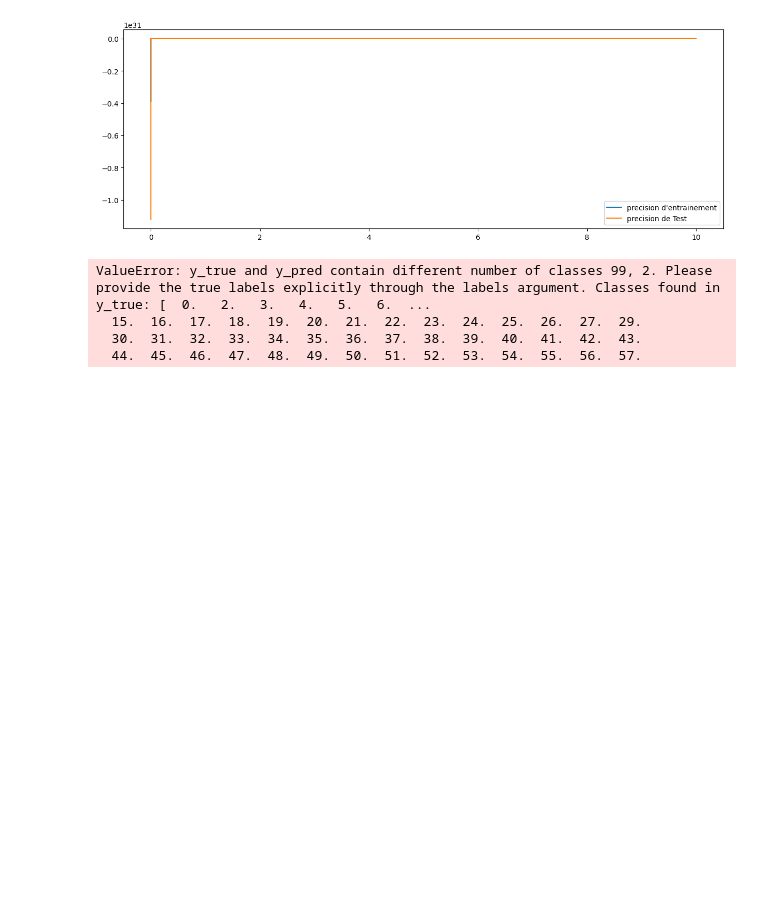
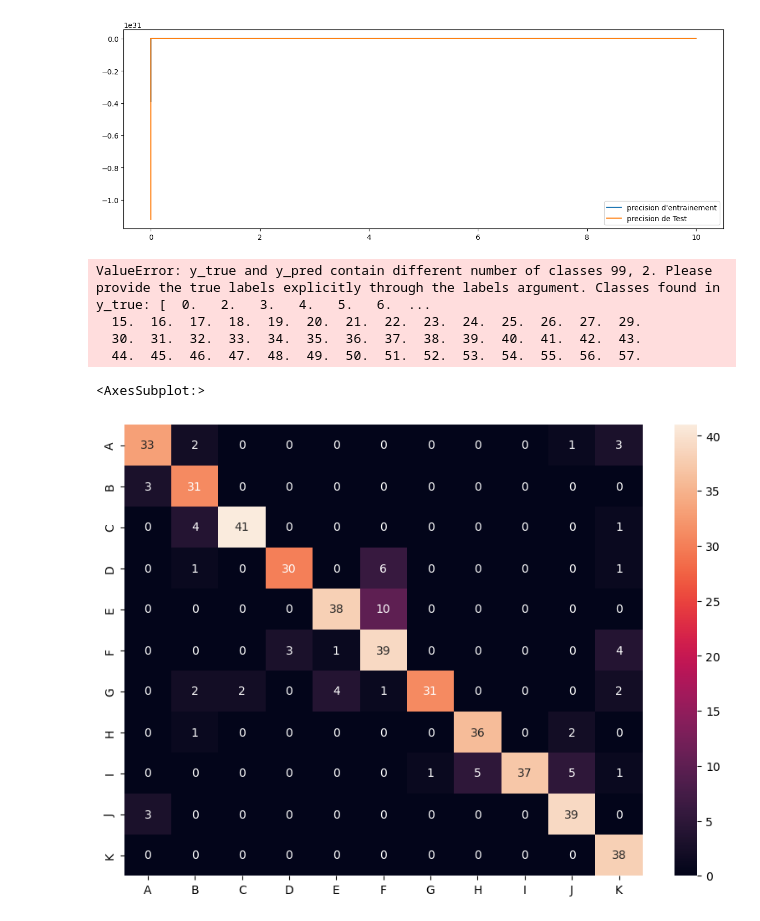
Before and after one commit to DJIGIFA/ODC-ML-DGS, a Jupyter notebook: Untitled.ipynb, the cells around one changed output. Cells and saved outputs as stored; diff of their text form; code cells hidden in the pictures; blank space fills up the shorter version.

```diff
--- a/Untitled.ipynb
+++ b/Untitled.ipynb
@@ -263,3 +283,25 @@ rg_tmp_test_predict = model_rg.predict(X_train_rg)
 
 rg_log_loss = metrics.log_loss(y_train_rg,rg_tmp_test_predict)
 # tmp_test_predict
+# %%
+import seaborn as sn
+import pandas as pd
+import matplotlib.pyplot as plt
+array = [[33,2,0,0,0,0,0,0,0,1,3],
+        [3,31,0,0,0,0,0,0,0,0,0],
+        [0,4,41,0,0,0,0,0,0,0,1],
+        [0,1,0,30,0,6,0,0,0,0,1],
+        [0,0,0,0,38,10,0,0,0,0,0],
+        [0,0,0,3,1,39,0,0,0,0,4],
+        [0,2,2,0,4,1,31,0,0,0,2],
+        [0,1,0,0,0,0,0,36,0,2,0],
+        [0,0,0,0,0,0,1,5,37,5,1],
+        [3,0,0,0,0,0,0,0,0,39,0],
+        [0,0,0,0,0,0,0,0,0,0,38]]
+df_cm = pd.DataFrame(array, index = [i for i in "ABCDEFGHIJK"],
+                  columns = [i for i in "ABCDEFGHIJK"])
+plt.figure(figsize = (10,7))
+sn.heatmap(df_cm, annot=True)
+# %% [output]
+<AxesSubplot:>
+[figure, added]
```
Also changed, not shown: parts of 17 cells of this notebook, 1 other file.
